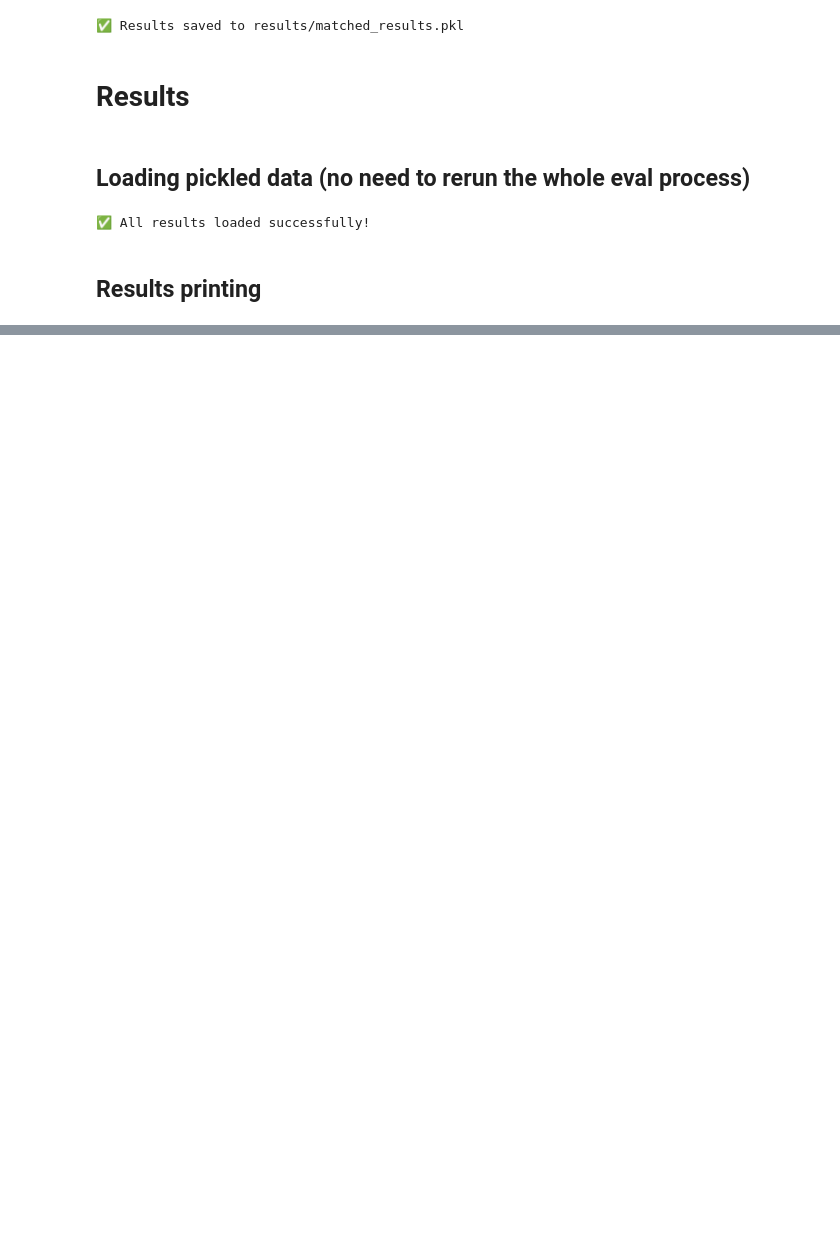
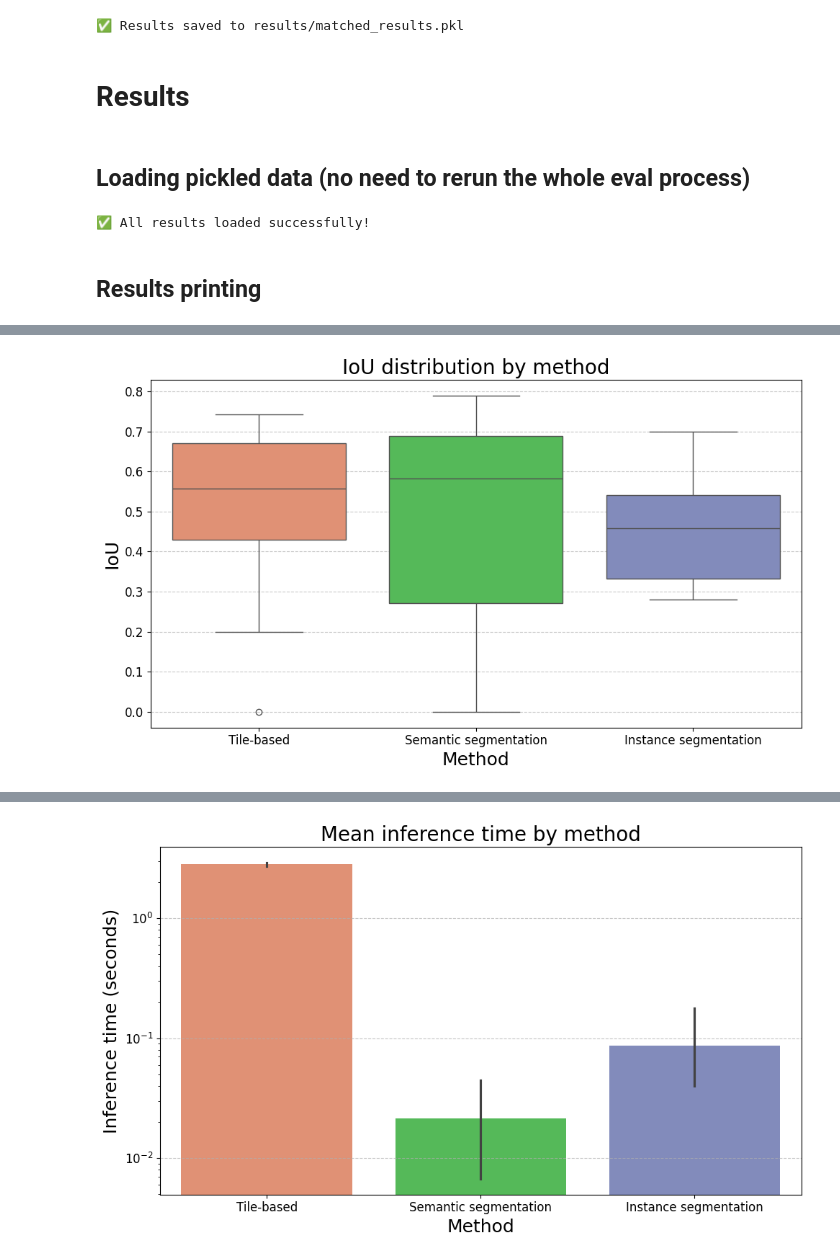
Before and after one commit to bolf-marton/tumor-region-detection-thesis, a Jupyter notebook: evaluation.ipynb, the cells around one changed output, grey strips where cells are left out. Saved outputs shown, nothing was run; the diff lists cells and outputs as text; code cells hidden in the pictures; blank space fills up the shorter version.

Commit message:
working plotting. Maskrcnn issues

```diff
--- a/evaluation.ipynb
+++ b/evaluation.ipynb
@@ -320,7 +324,7 @@ def map_indices_to_wsi_names(slide_dataset):
 
         # Extract filename from the image path
         file_path = img_info['file_name']
-        wsi_name = Path(file_path).stem
+        wsi_name = str(Path(file_path).stem).split("_lvl")[0]
 
         # Create mapping from index to WSI name
         index_to_wsi_map[idx] = wsi_name
@@ -355,6 +359,7 @@ for i, idx in enumerate(unet_results['indices']):
         matched_results['wsi_name'].append(index_to_wsi_map[idx])
         matched_results['iou'].append(unet_results['ious'][i])
         matched_results['inference_time'].append(unet_results['inference_times'][i])
+        matched_results['prediction'].append(unet_results['predictions'][i])
     else:
         raise ValueError(f"Index {idx} not found in index_to_wsi_map.")
 # Mask R-CNN
@@ -364,6 +369,7 @@ for i, idx in enumerate(maskrcnn_results['indices']):
         matched_results['wsi_name'].append(index_to_wsi_map[idx])
         matched_results['iou'].append(maskrcnn_results['ious'][i])
         matched_results['inference_time'].append(maskrcnn_results['inference_times'][i])
+        matched_results['prediction'].append(maskrcnn_results['predictions'][i])
     else:
         raise ValueError(f"Index {idx} not found in index_to_wsi_map.")
 
@@ -514,0 +482,74 @@ ValueError: All arrays must be of the same length
+# %%
+# PLOTS
+
+# Define font sizes
+TITLE_SIZE = 20
+AXIS_LABEL_SIZE = 18
+TICK_LABEL_SIZE = 12
+LEGEND_SIZE = 15
+ANNOTATION_SIZE = 15
+
+#defining colors for each method for plots
+method_colors = {
+    "Tile-based": "#F28963",
+    "Semantic segmentation": "#44CA49",
+    "Instance segmentation": "#7884C4"
+}
+color_list = [method_colors[method] for method in print_order]
+
+
+# Box plot of IoU by method
+plt.figure(figsize=(10, 6))
+sns.boxplot(data=results_df, x='method', y='iou', palette=color_list)
+plt.title('IoU distribution by method', fontsize=TITLE_SIZE)
+plt.ylabel('IoU', fontsize=AXIS_LABEL_SIZE)
+plt.xlabel('Method', fontsize=AXIS_LABEL_SIZE)
+plt.grid(axis='y', linestyle='--', alpha=0.7)
+plt.xticks(fontsize=TICK_LABEL_SIZE)
+plt.yticks(fontsize=TICK_LABEL_SIZE)
+plt.tight_layout()
+
+plt.savefig('results/figures/iou_boxplot.png', dpi=300)
+plt.show()
+
+# Bar plot of mean inference times
+plt.figure(figsize=(10, 6))
+sns.barplot(data=results_df, x='method', y='inference_time', estimator='mean', errorbar=('ci', 95), palette=color_list)
+plt.title('Mean inference time by method', fontsize=TITLE_SIZE)
+plt.ylabel('Inference time (seconds)', fontsize=AXIS_LABEL_SIZE)
+plt.yscale('log')
+plt.xlabel('Method', fontsize=AXIS_LABEL_SIZE)
+plt.grid(axis='y', linestyle='--', alpha=0.7)
+plt.xticks(fontsize=TICK_LABEL_SIZE)
+plt.yticks(fontsize=TICK_LABEL_SIZE)
+plt.tight_layout()
+
+plt.savefig('results/figures/inference_time_barplot.png', dpi=300)
+plt.show()
+
+# IoU heatmap
+pivot_iou = results_df.pivot_table(index='wsi_name', columns='method', values='iou', observed=False)
+plt.figure(figsize=(12, 8))
+sns.heatmap(
+    pivot_iou,
+    annot=True,
+    cmap="RdYlGn",
+    fmt='.3f',
+    cbar_kws={'label': 'IoU'},
+    vmin=0,
+    vmax=1,
+    annot_kws={"size": ANNOTATION_SIZE}
+)
+plt.title('IoU heatmap for each image by methods', fontsize=TITLE_SIZE)
+plt.xlabel('Method', fontsize=AXIS_LABEL_SIZE)
+plt.ylabel('WSI Name', fontsize=AXIS_LABEL_SIZE)
+plt.xticks(fontsize=TICK_LABEL_SIZE)
+plt.yticks(fontsize=TICK_LABEL_SIZE)
+cbar = plt.gca().collections[0].colorbar
+cbar.ax.tick_params(labelsize=TICK_LABEL_SIZE)
+cbar.set_label('IoU', fontsize=AXIS_LABEL_SIZE)
+plt.tight_layout()
+
+plt.savefig('results/figures/iou_heatmap.png', dpi=300)
+plt.show()
+# %% [output]
@@ -514,0 +559 @@ ValueError: All arrays must be of the same length
+[figure, added]
@@ -514,0 +563 @@ ValueError: All arrays must be of the same length
+[figure, added]
```
Also changed, not shown: parts of 14 cells of this notebook, 7 other files.
